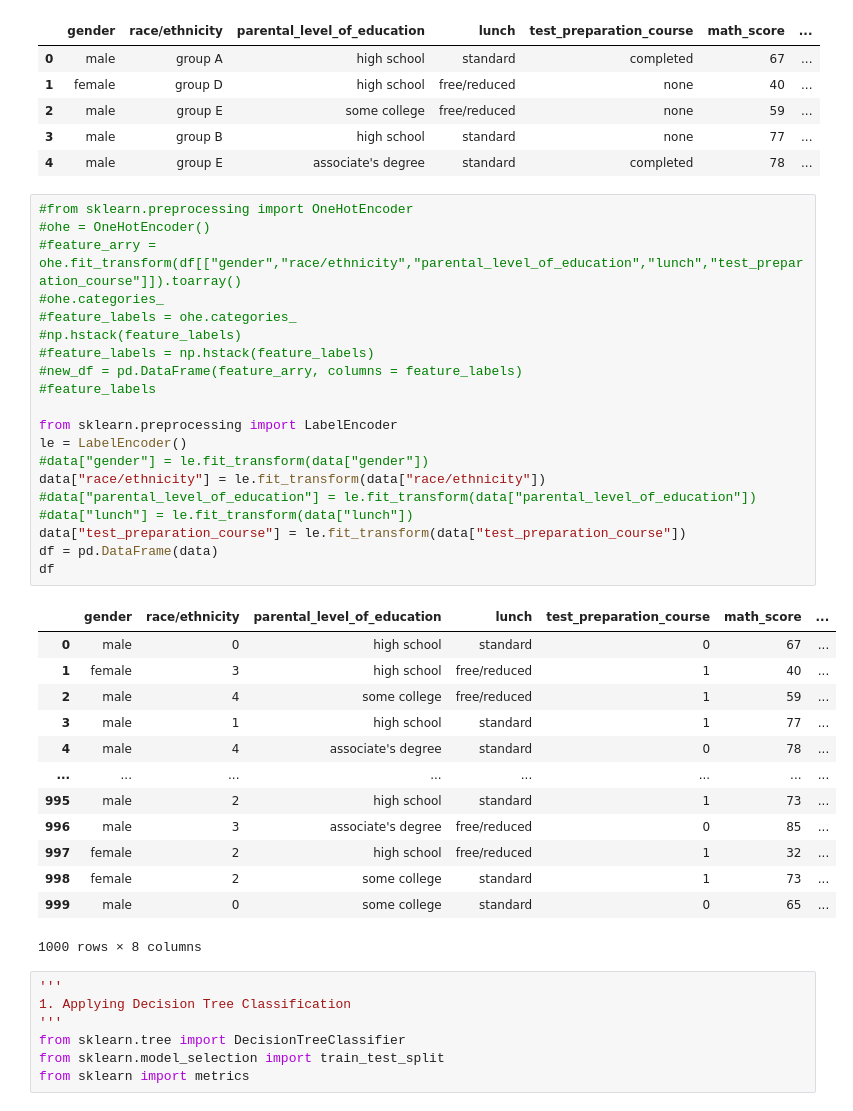
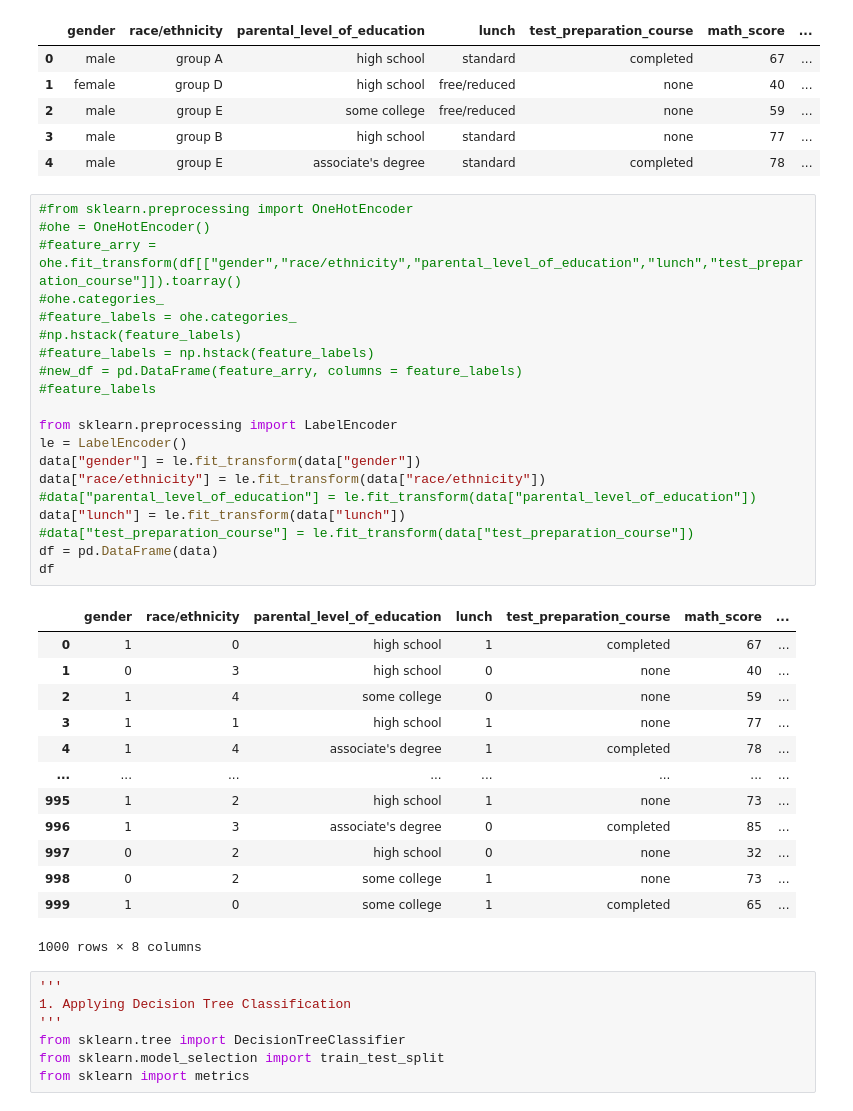
Before and after one commit to FearQuare/CE477-Repo, a Jupyter notebook: Assignment 2 - Classification/Assignment_2_Classification.ipynb, the cells around one changed output. Drawn from its saved outputs; the diff is of its cells as text.

```diff
--- a/Assignment 2 - Classification/Assignment_2_Classification.ipynb
+++ b/Assignment 2 - Classification/Assignment_2_Classification.ipynb
@@ -80,36 +80,36 @@ data.head()
 # %%
 #from sklearn.preprocessing import OneHotEncoder
 #ohe = OneHotEncoder()
 #feature_arry = ohe.fit_transform(df[["gender","race/ethnicity","parental_level_of_education","lunch","test_preparation_course"]]).toarray()
 #ohe.categories_
 #feature_labels = ohe.categories_
 #np.hstack(feature_labels)
 #feature_labels = np.hstack(feature_labels)
 #new_df = pd.DataFrame(feature_arry, columns = feature_labels)
 #feature_labels
 
 from sklearn.preprocessing import LabelEncoder
 le = LabelEncoder()
-#data["gender"] = le.fit_transform(data["gender"])
+data["gender"] = le.fit_transform(data["gender"])
 data["race/ethnicity"] = le.fit_transform(data["race/ethnicity"])
 #data["parental_level_of_education"] = le.fit_transform(data["parental_level_of_education"])
-#data["lunch"] = le.fit_transform(data["lunch"])
-data["test_preparation_course"] = le.fit_transform(data["test_preparation_course"])
+data["lunch"] = le.fit_transform(data["lunch"])
+#data["test_preparation_course"] = le.fit_transform(data["test_preparation_course"])
 df = pd.DataFrame(data)
 df
 # %% [output]
 |  | gender | race/ethnicity | parental_level_of_education | lunch | test_preparation_course | math_score | ... |
-| 0 | male | 0 | high school | standard | 0 | 67 | ... |
-| 1 | female | 3 | high school | free/reduced | 1 | 40 | ... |
-| 2 | male | 4 | some college | free/reduced | 1 | 59 | ... |
-| 3 | male | 1 | high school | standard | 1 | 77 | ... |
-| 4 | male | 4 | associate's degree | standard | 0 | 78 | ... |
+| 0 | 1 | 0 | high school | 1 | completed | 67 | ... |
+| 1 | 0 | 3 | high school | 0 | none | 40 | ... |
+| 2 | 1 | 4 | some college | 0 | none | 59 | ... |
+| 3 | 1 | 1 | high school | 1 | none | 77 | ... |
+| 4 | 1 | 4 | associate's degree | 1 | completed | 78 | ... |
 | ... | ... | ... | ... | ... | ... | ... | ... |
-| 995 | male | 2 | high school | standard | 1 | 73 | ... |
-| 996 | male | 3 | associate's degree | free/reduced | 0 | 85 | ... |
-| 997 | female | 2 | high school | free/reduced | 1 | 32 | ... |
-| 998 | female | 2 | some college | standard | 1 | 73 | ... |
-| 999 | male | 0 | some college | standard | 0 | 65 | ... |
+| 995 | 1 | 2 | high school | 1 | none | 73 | ... |
+| 996 | 1 | 3 | associate's degree | 0 | completed | 85 | ... |
+| 997 | 0 | 2 | high school | 0 | none | 32 | ... |
+| 998 | 0 | 2 | some college | 1 | none | 73 | ... |
+| 999 | 1 | 0 | some college | 1 | completed | 65 | ... |
 1000 rows × 8 columns
 # %%
 '''
```
Also changed, not shown: parts of 7 cells of this notebook, 1 other file.
